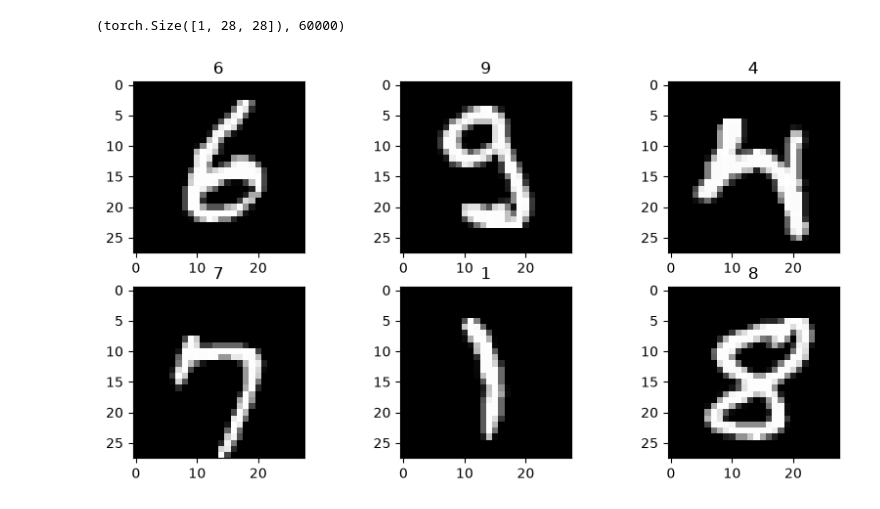
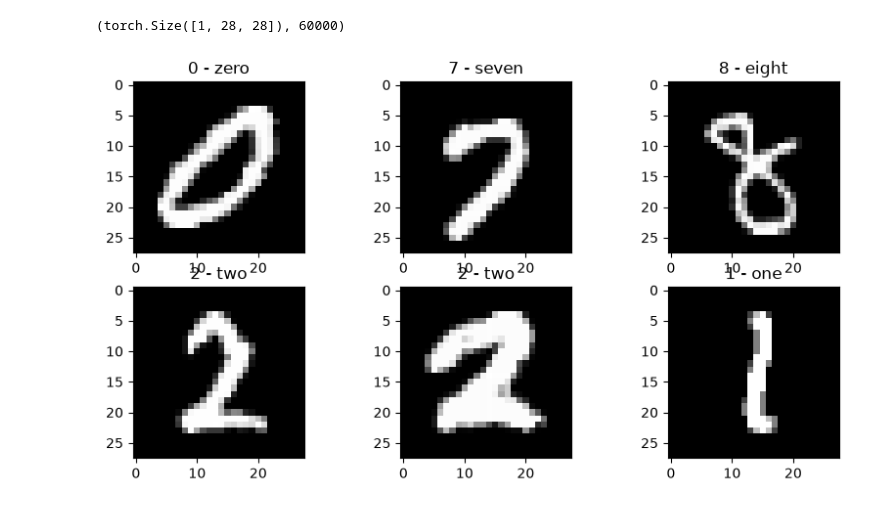
Before and after one commit to YouanesAttia/python-professional, a Jupyter notebook: week8_neural_nets/pytorch/03_pytorch_computer_vision_exercises.ipynb, the cells around one changed output. Cells and saved outputs as stored; diff of their text form; code cells hidden in the pictures.

```diff
--- a/week8_neural_nets/pytorch/03_pytorch_computer_vision_exercises.ipynb
+++ b/week8_neural_nets/pytorch/03_pytorch_computer_vision_exercises.ipynb
@@ -25,18 +26,19 @@ img.shape, len(train_data)
 # %% [output]
 (torch.Size([1, 28, 28]), 60000)
 # %%
+class_names = train_data.classes
 plt.figure(figsize=(10,5))
 cols = 3
 rows = 2
 
 for i in range(cols * rows):
     rand_int = torch.randint(low=0, high=len(train_data), size=[1]).item()
     img, label = train_data[rand_int]
     plt.subplot(rows, cols, i + 1)
     plt.imshow(img.squeeze(), cmap="gray")
-    plt.title(label)
+    plt.title(class_names[label])
 # %% [output]
-[figure, old version]
+[figure, new version]
 # %%
 train_dataloader = DataLoader(train_data, batch_size=32, shuffle=True)
 test_dataloader = DataLoader(test_data, batch_size=32)
```
Also changed, not shown: parts of 2 cells of this notebook.
